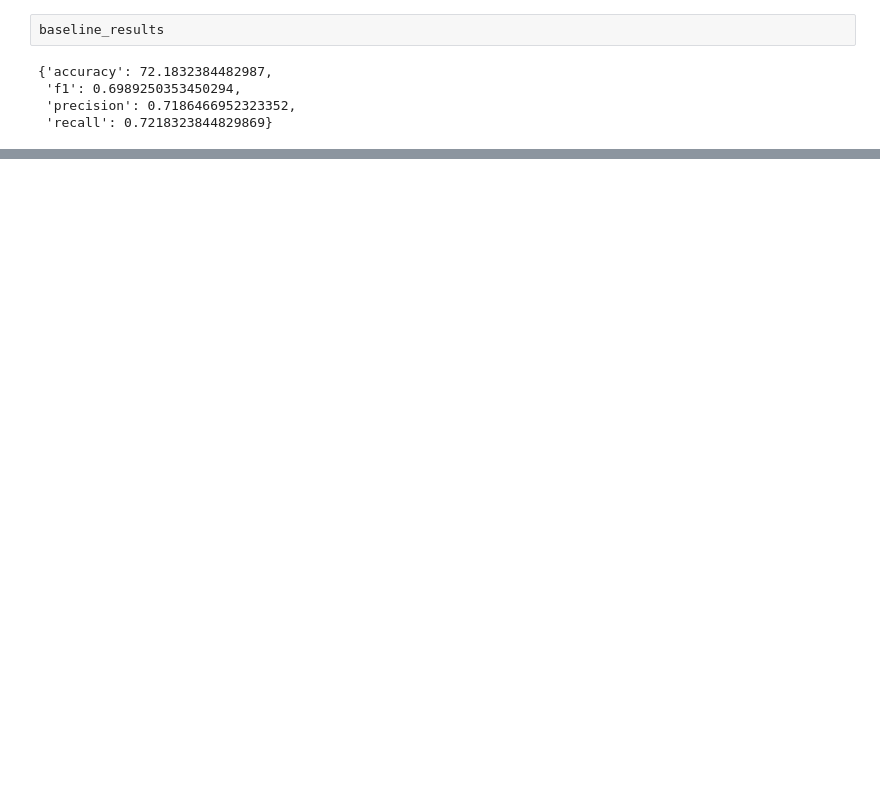
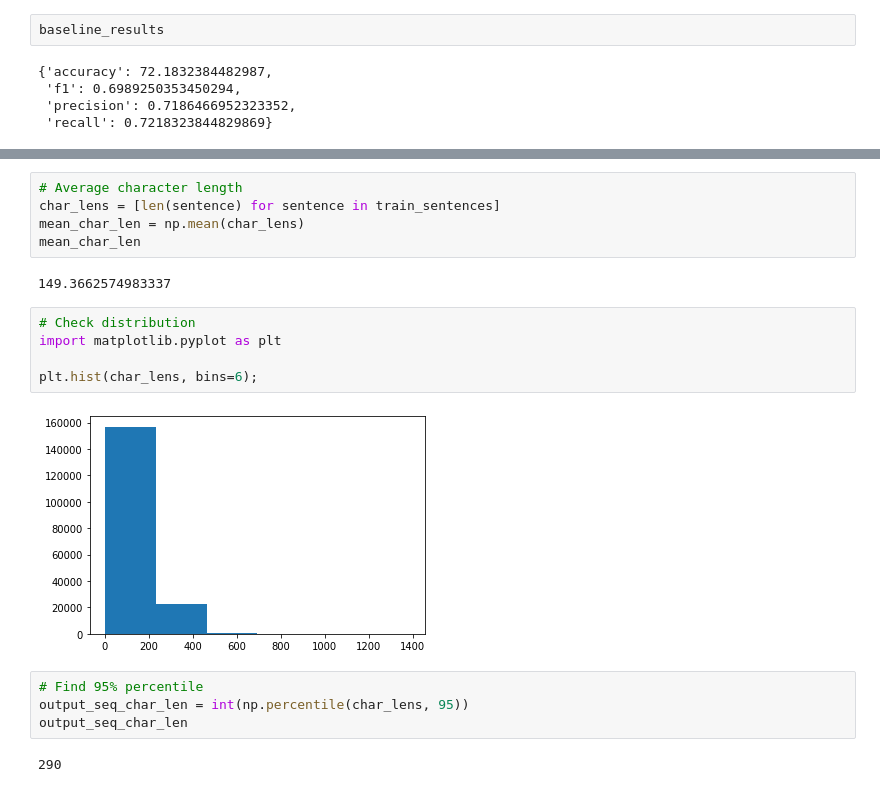
Before and after one commit to SilahicAmil/End-To-End-SkimLit, a Jupyter notebook: End_To_End_SkimLit_NLP.ipynb, the cells around one changed output, grey strips where cells are left out. Cells and saved outputs as stored; diff of their text form; blank space fills up the shorter version.

```diff
--- a/End_To_End_SkimLit_NLP.ipynb
+++ b/End_To_End_SkimLit_NLP.ipynb
@@ -759,0 +792,20 @@ model_1_results
+# %%
+# Average character length
+char_lens = [len(sentence) for sentence in train_sentences]
+mean_char_len = np.mean(char_lens)
+mean_char_len
+# %% [output]
+149.3662574983337
+# %%
+# Check distribution
+import matplotlib.pyplot as plt
+
+plt.hist(char_lens, bins=6);
+# %% [output]
+[figure, added]
+# %%
+# Find 95% percentile
+output_seq_char_len = int(np.percentile(char_lens, 95))
+output_seq_char_len
+# %% [output]
+290
```
Also changed, not shown: parts of 40 cells of this notebook.
